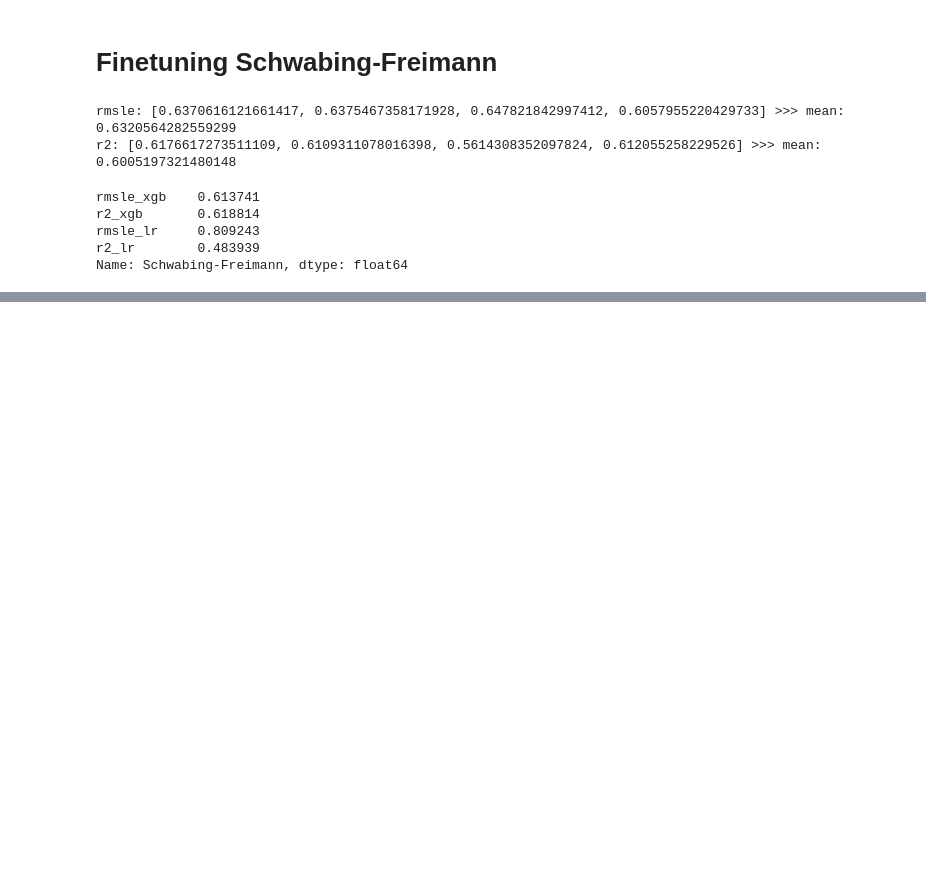
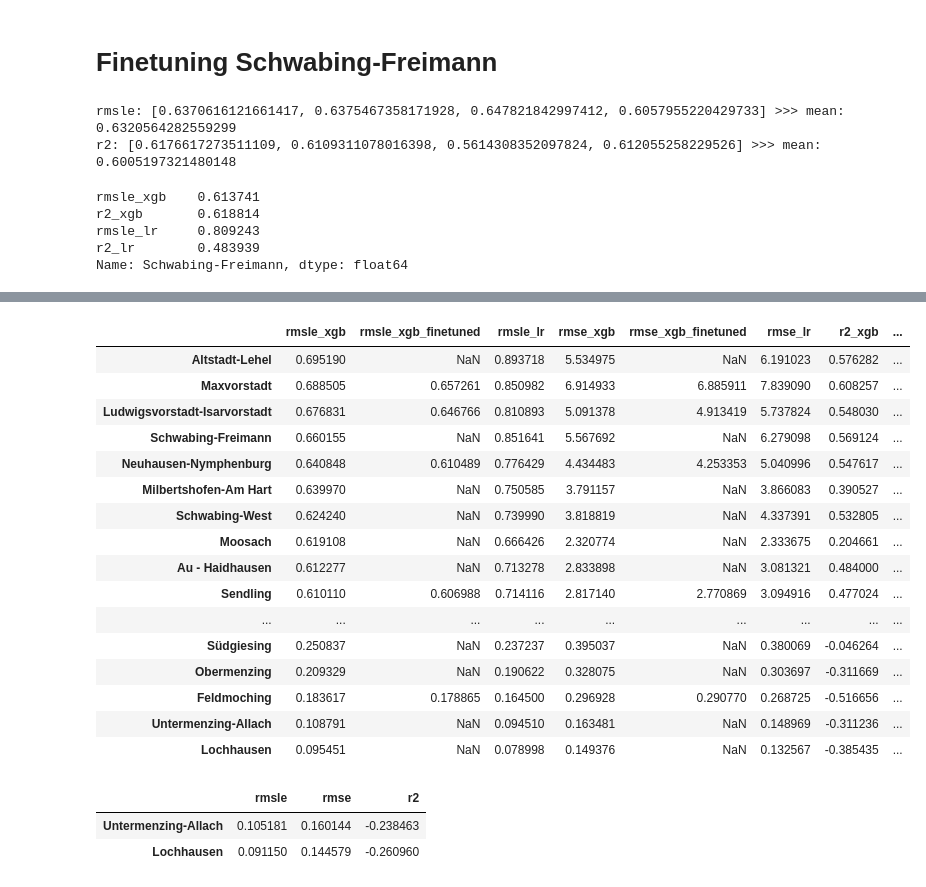
Before and after one commit to shoefer987/bike_sharing_demand, a Jupyter notebook: notebooks/shoefer987_xgboost.ipynb, the cells around one changed output, grey strips where cells are left out. Saved outputs shown, nothing was run; the diff lists cells and outputs as text; code cells hidden in the pictures; blank space fills up the shorter version.

Commit message:
evaluation of finetuned models

```diff
--- a/notebooks/shoefer987_xgboost.ipynb
+++ b/notebooks/shoefer987_xgboost.ipynb
@@ -654,0 +670,9 @@ Name: Schwabing-Freimann, dtype: float64
+# %%
+fold_dfs = get_folds(data, fold_length=8760, fold_stride=8760)
+scores = {}
+
+for dist in districts:
+    model = XGBRegressor(objective='reg:squarederror')
+    scores.update(cross_validate_district(dist, fold_dfs, model))
+# %%
+xgb_base = pd.DataFrame.from_dict(scores, orient='index', columns=['rmsle', 'rmse', 'r2'])
@@ -654,0 +732,57 @@ Name: Schwabing-Freimann, dtype: float64
+# %%
+scores_finetuning = {}
+for dist, params in hyper_params.items():
+    model = XGBRegressor(objective='reg:squarederror', **params)
+    scores_finetuning.update(cross_validate_district(dist, fold_dfs, model))
+
+xgb_finetuned = pd.DataFrame.from_dict(scores_finetuning, orient='index', columns=['rmsle', 'rmse', 'r2'])
+# %%
+scores_lr = {}
+for dist in districts:
+    model = LinearRegression()
+    scores_lr.update(cross_validate_district(dist, fold_dfs, model))
+
+lr = pd.DataFrame.from_dict(scores_lr, orient='index', columns=['rmsle', 'rmse', 'r2'])
+# %%
+merged_scores = xgb_base.merge(xgb_finetuned,
+                               left_index=True,
+                               right_index=True,
+                               suffixes=('_xgb', '_xgb_finetuned'),
+                               how='left')
+merged_scores = merged_scores.merge(lr,
+                                left_index=True,
+                                right_index=True,
+                                how='left').rename(columns={'rmsle': 'rmsle_lr', 'rmse': 'rmse_lr', 'r2': 'r2_lr'})
+merged_scores[['rmsle_xgb', 'rmsle_xgb_finetuned', 'rmsle_lr',
+               'rmse_xgb', 'rmse_xgb_finetuned', 'rmse_lr',
+               'r2_xgb', 'r2_xgb_finetuned', 'r2_lr']].sort_values(by='rmsle_xgb', ascending=False)
+# %% [output]
+|  | rmsle_xgb | rmsle_xgb_finetuned | rmsle_lr | rmse_xgb | rmse_xgb_finetuned | rmse_lr | r2_xgb | ... |
+| Altstadt-Lehel | 0.695190 | NaN | 0.893718 | 5.534975 | NaN | 6.191023 | 0.576282 | ... |
+| Maxvorstadt | 0.688505 | 0.657261 | 0.850982 | 6.914933 | 6.885911 | 7.839090 | 0.608257 | ... |
+| Ludwigsvorstadt-Isarvorstadt | 0.676831 | 0.646766 | 0.810893 | 5.091378 | 4.913419 | 5.737824 | 0.548030 | ... |
+| Schwabing-Freimann | 0.660155 | NaN | 0.851641 | 5.567692 | NaN | 6.279098 | 0.569124 | ... |
+| Neuhausen-Nymphenburg | 0.640848 | 0.610489 | 0.776429 | 4.434483 | 4.253353 | 5.040996 | 0.547617 | ... |
+| Milbertshofen-Am Hart | 0.639970 | NaN | 0.750585 | 3.791157 | NaN | 3.866083 | 0.390527 | ... |
+| Schwabing-West | 0.624240 | NaN | 0.739990 | 3.818819 | NaN | 4.337391 | 0.532805 | ... |
+| Moosach | 0.619108 | NaN | 0.666426 | 2.320774 | NaN | 2.333675 | 0.204661 | ... |
+| Au - Haidhausen | 0.612277 | NaN | 0.713278 | 2.833898 | NaN | 3.081321 | 0.484000 | ... |
+| Sendling | 0.610110 | 0.606988 | 0.714116 | 2.817140 | 2.770869 | 3.094916 | 0.477024 | ... |
+| ... | ... | ... | ... | ... | ... | ... | ... | ... |
+| Südgiesing | 0.250837 | NaN | 0.237237 | 0.395037 | NaN | 0.380069 | -0.046264 | ... |
+| Obermenzing | 0.209329 | NaN | 0.190622 | 0.328075 | NaN | 0.303697 | -0.311669 | ... |
+| Feldmoching | 0.183617 | 0.178865 | 0.164500 | 0.296928 | 0.290770 | 0.268725 | -0.516656 | ... |
+| Untermenzing-Allach | 0.108791 | NaN | 0.094510 | 0.163481 | NaN | 0.148969 | -0.311236 | ... |
+| Lochhausen | 0.095451 | NaN | 0.078998 | 0.149376 | NaN | 0.132567 | -0.385435 | ... |
+# %%
+# calculates scores for list of districts with params of Feldmoching
+scores_feldmoching = {}
+for dist in ['Untermenzing-Allach', 'Lochhausen']:
+    model = XGBRegressor(objective='reg:squarederror', **hyper_params['Feldmoching'])
+    scores_feldmoching.update(cross_validate_district(dist, fold_dfs, model))
+
+feldmoching = pd.DataFrame.from_dict(scores_feldmoching, orient='index', columns=['rmsle', 'rmse', 'r2'])
+# %% [output]
+|  | rmsle | rmse | r2 |
+| Untermenzing-Allach | 0.105181 | 0.160144 | -0.238463 |
+| Lochhausen | 0.091150 | 0.144579 | -0.260960 |
```
Also changed, not shown: parts of 20 cells of this notebook.
